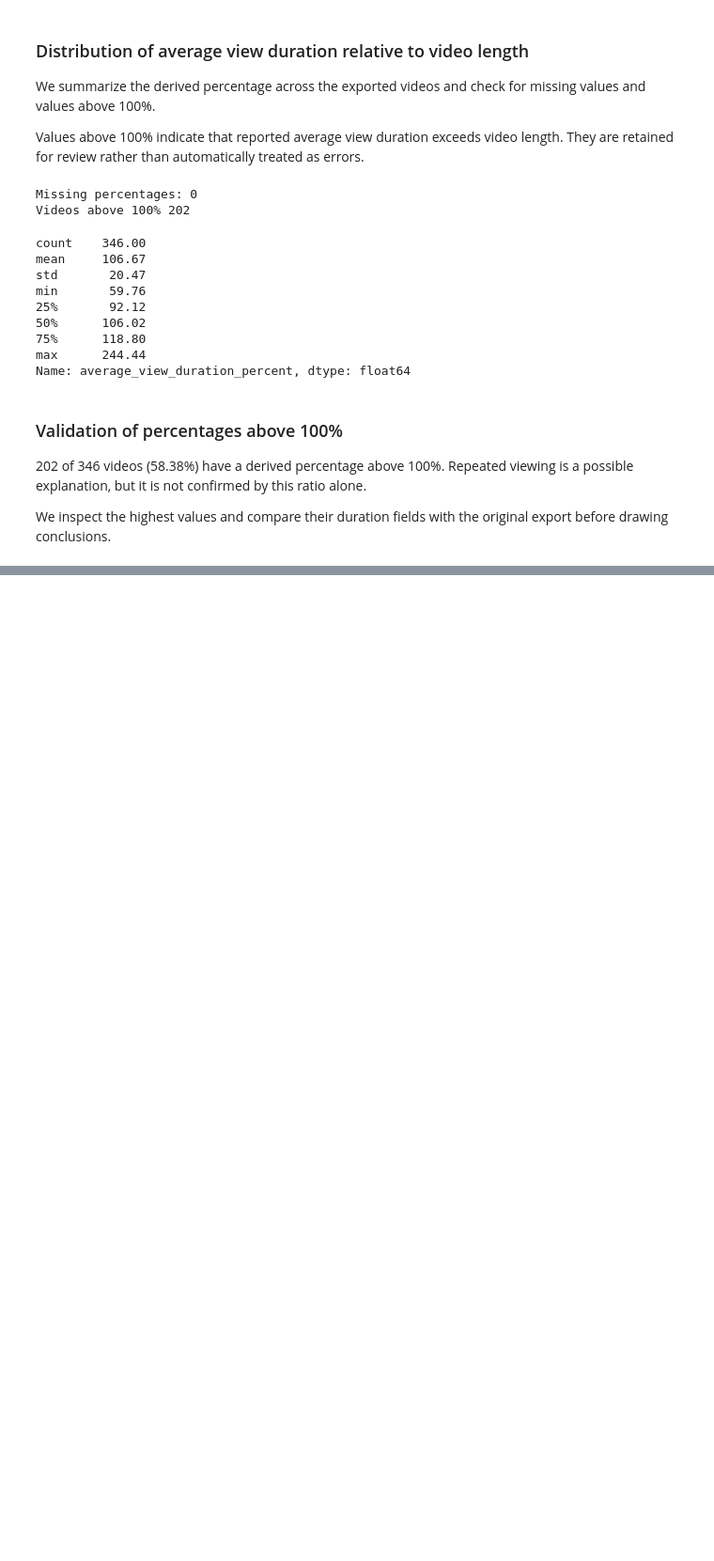
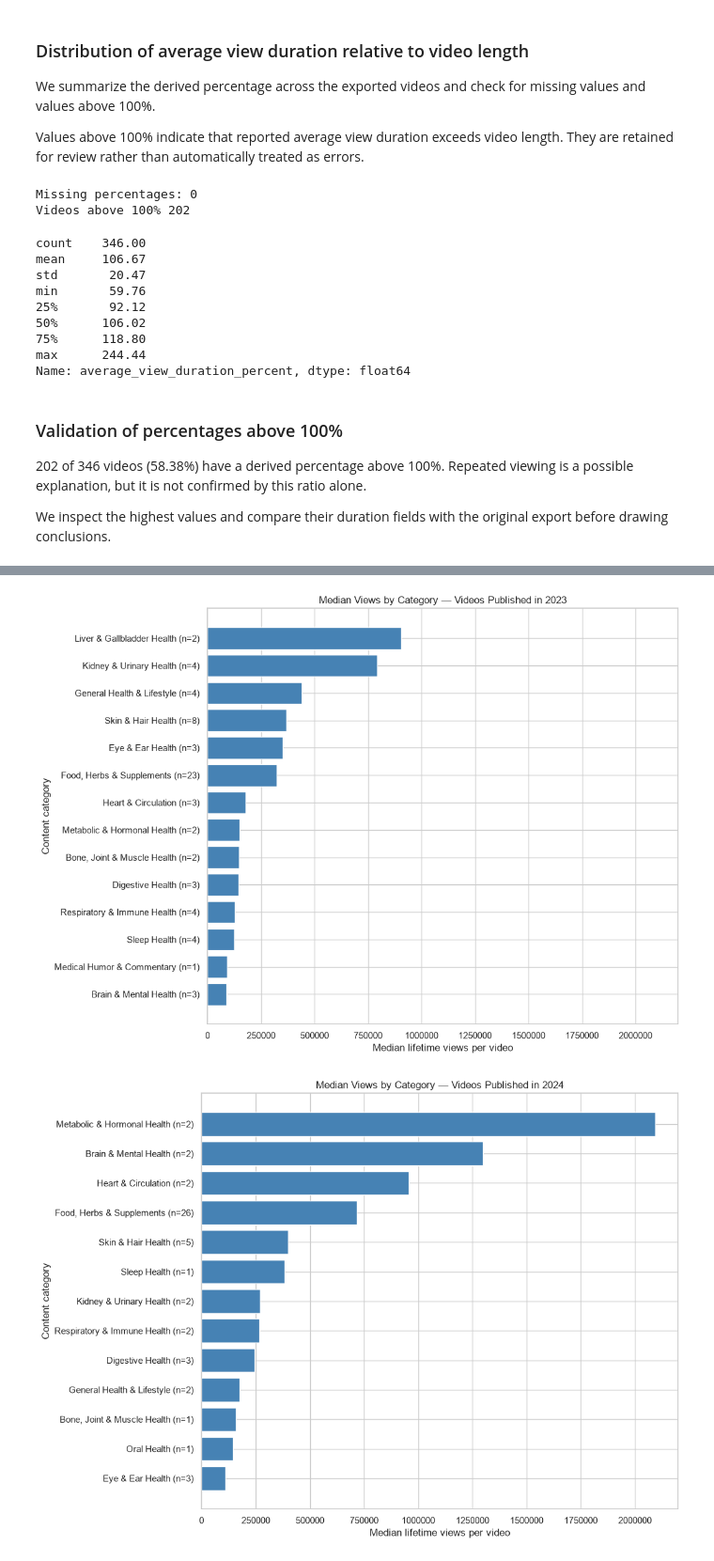
Before and after one commit to MarkCruz911/youtube-shorts-performance-analysis, a Jupyter notebook: notebooks/01_data_audit.ipynb, the cells around one changed output, grey strips where cells are left out. Shown at 94% size. Saved outputs shown, nothing was run; the diff lists cells and outputs as text; code cells hidden in the pictures; blank space fills up the shorter version.

```diff
--- a/notebooks/01_data_audit.ipynb
+++ b/notebooks/01_data_audit.ipynb
@@ -1436,0 +2032,18 @@ highest_view_duration_ratios[
+# %%
+category_year_performance = (
+    category_analysis
+    .groupby(["publish_year", "content_category"])
+    .agg(
+        video_count=("video_id", "count"),
+        median_views=("views", "median")
+    )
+    .reset_index()
+    .sort_values(
+        ["publish_year", "median_views"],
+        ascending=[True, False]
+    )
+    .round(2)
+)
+
+with pd.option_context("display.max_rows", None):
+    display(category_year_performance)
@@ -1436,0 +2157,40 @@ highest_view_duration_ratios[
+# %%
+# Use the same scale across all years.
+max_median = category_year_performance["median_views"].max()
+
+for year in sorted(category_year_performance["publish_year"].unique()):
+
+    year_data = category_year_performance[
+        category_year_performance["publish_year"] == year
+    ].sort_values("median_views")
+
+    labels = [
+        f"{category} (n={int(count)})"
+        for category, count in zip(
+            year_data["content_category"],
+            year_data["video_count"]
+        )
+    ]
+
+    fig, ax = plt.subplots(figsize=(11, 8))
+
+    ax.barh(
+        labels,
+        year_data["median_views"],
+        color="steelblue"
+    )
+
+    ax.set(
+        title=f"Median Views by Category — Videos Published in {int(year)}",
+        xlabel="Median lifetime views per video",
+        ylabel="Content category",
+        xlim=(0, max_median * 1.05)
+    )
+
+    ax.ticklabel_format(style="plain", axis="x")
+
+    plt.tight_layout()
+    plt.show()
+# %% [output]
+[figure, added]
+[figure, added]
```
Also changed, not shown: parts of 33 cells of this notebook, 4 other files.
